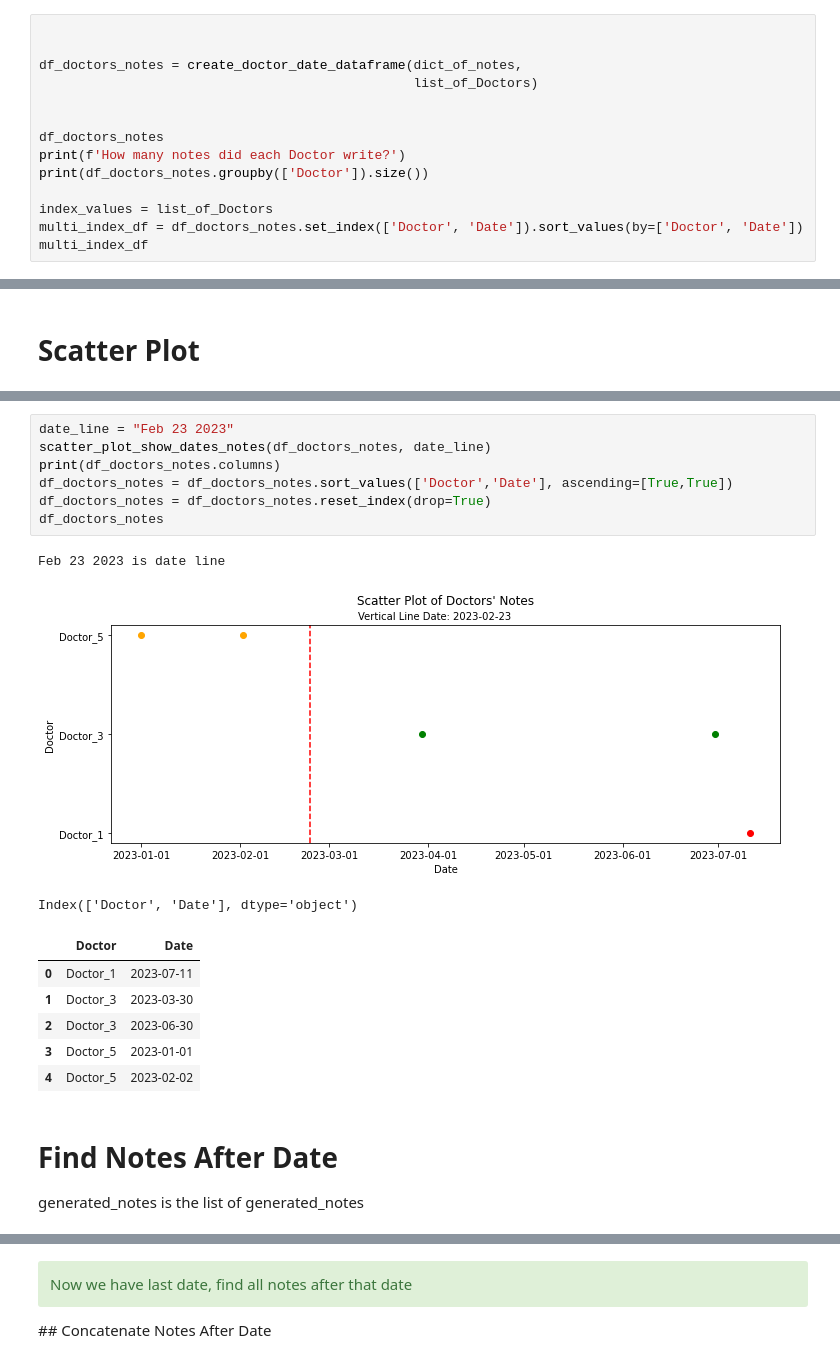
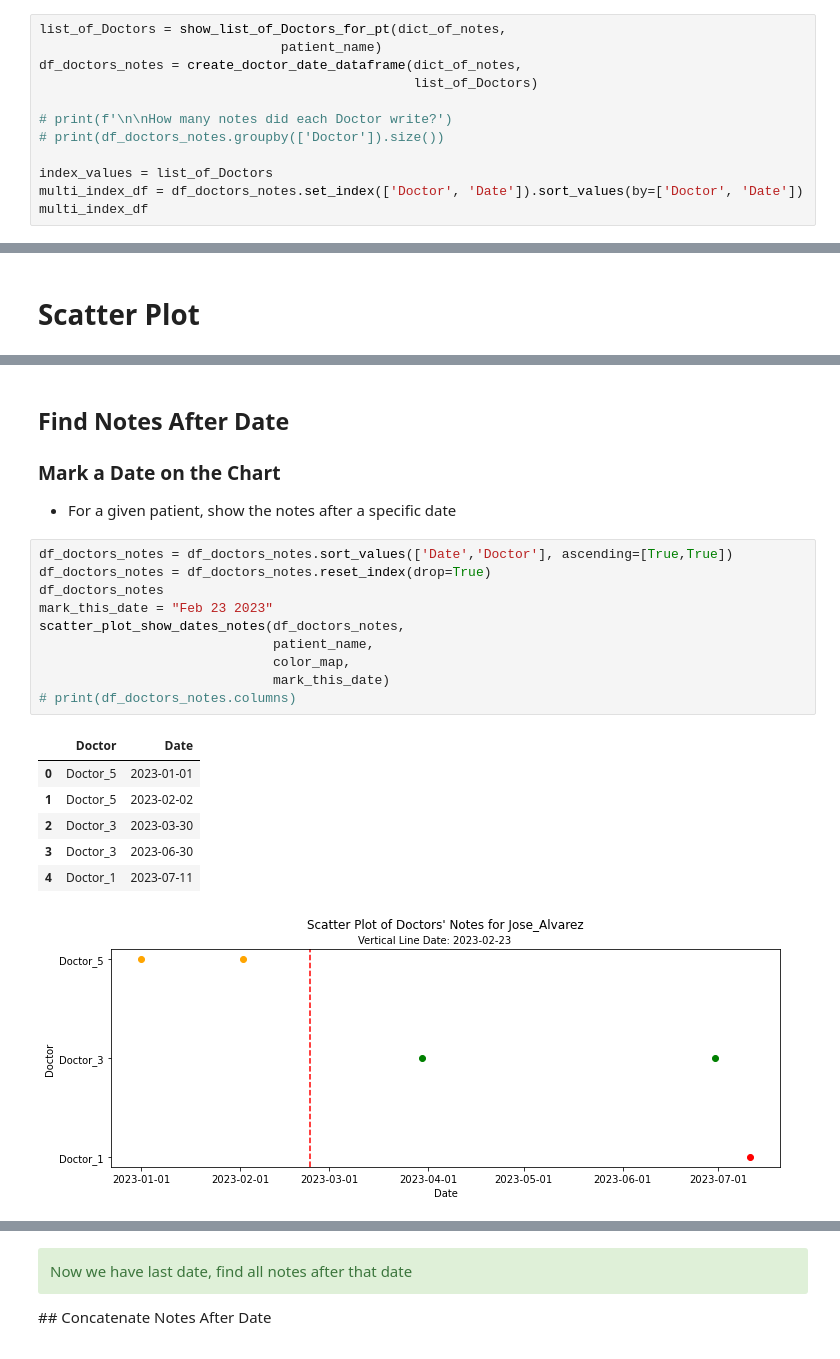
Before and after one commit to mvigoda/Coding, a Jupyter notebook: What_has_happened_since_last_time_v_3.ipynb, the cells around one changed output, grey strips where cells are left out. Drawn from its saved outputs; the diff is of its cells as text.

```diff
--- a/What_has_happened_since_last_time_v_3.ipynb
+++ b/What_has_happened_since_last_time_v_3.ipynb
@@ -318,13 +167,11 @@ Zithro pack
 # %%
-
-
+list_of_Doctors = show_list_of_Doctors_for_pt(dict_of_notes,
+                               patient_name)
 df_doctors_notes = create_doctor_date_dataframe(dict_of_notes,
                                                 list_of_Doctors)
 
-
-df_doctors_notes
-print(f'How many notes did each Doctor write?')
-print(df_doctors_notes.groupby(['Doctor']).size())
+# print(f'\n\nHow many notes did each Doctor write?')
+# print(df_doctors_notes.groupby(['Doctor']).size())
 
 index_values = list_of_Doctors
 multi_index_df = df_doctors_notes.set_index(['Doctor', 'Date']).sort_values(by=['Doctor', 'Date'])
@@ -476,21 +208,25 @@ put the date next to each scatter point
+# %% [markdown]
+
+## Find Notes After Date
+### Mark a Date on the Chart
+
+
+- For a given patient, show the notes after a specific date
 # %%
-date_line = "Feb 23 2023"
-scatter_plot_show_dates_notes(df_doctors_notes, date_line)
-print(df_doctors_notes.columns)
-df_doctors_notes = df_doctors_notes.sort_values(['Doctor','Date'], ascending=[True,True])
+df_doctors_notes = df_doctors_notes.sort_values(['Date','Doctor'], ascending=[True,True])
 df_doctors_notes = df_doctors_notes.reset_index(drop=True)
 df_doctors_notes
+mark_this_date = "Feb 23 2023"
+scatter_plot_show_dates_notes(df_doctors_notes,
+                              patient_name,
+                              color_map,
+                              mark_this_date)
+# print(df_doctors_notes.columns)
 # %% [output]
-Feb 23 2023 is date line
+|  | Doctor | Date |
+| 0 | Doctor_5 | 2023-01-01 |
+| 1 | Doctor_5 | 2023-02-02 |
+| 2 | Doctor_3 | 2023-03-30 |
+| 3 | Doctor_3 | 2023-06-30 |
+| 4 | Doctor_1 | 2023-07-11 |
-[figure, old version]
+[figure, new version]
-Index(['Doctor', 'Date'], dtype='object')
-|  | Doctor | Date |
-| 0 | Doctor_1 | 2023-07-11 |
-| 1 | Doctor_3 | 2023-03-30 |
-| 2 | Doctor_3 | 2023-06-30 |
-| 3 | Doctor_5 | 2023-01-01 |
-| 4 | Doctor_5 | 2023-02-02 |
-# %% [markdown]
-# Find Notes After Date
-
-generated_notes is the list of generated_notes
```
Also changed, not shown: parts of 63 cells of this notebook.
